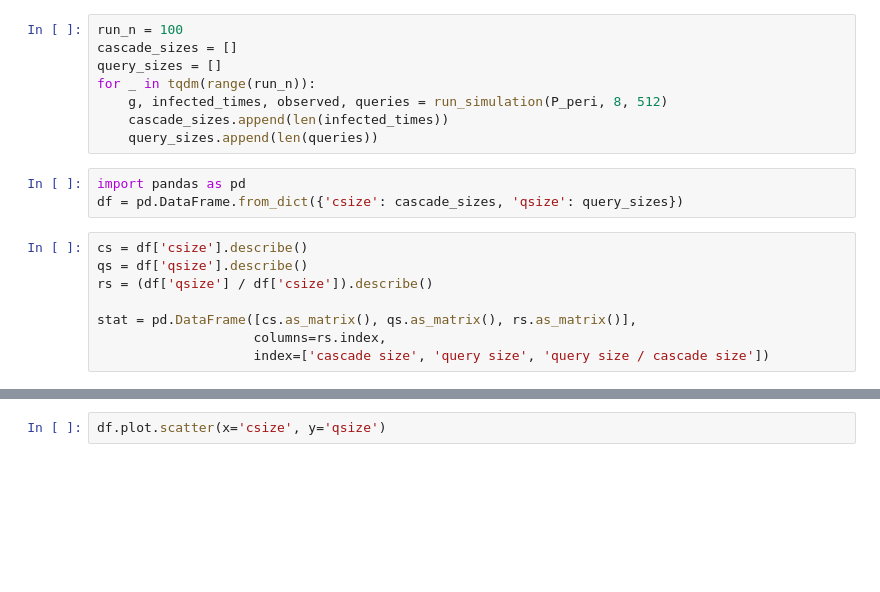
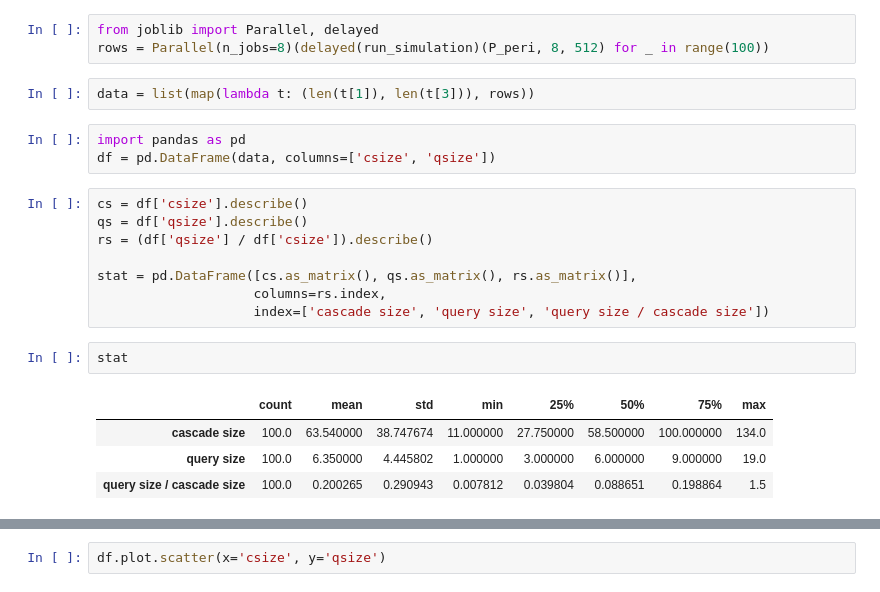
Before and after one commit to xiaohan2012/active-infection-source-finding, a Jupyter notebook: kronecker_network_plus_cascade.ipynb, the cells around one changed output, grey strips where cells are left out. Cells and saved outputs as stored; diff of their text form; blank space fills up the shorter version.

```diff
--- a/kronecker_network_plus_cascade.ipynb
+++ b/kronecker_network_plus_cascade.ipynb
@@ -239,14 +251,11 @@ plt.savefig('figs/knk_queries.pdf')
-# %%
-run_n = 100
-cascade_sizes = []
-query_sizes = []
-for _ in tqdm(range(run_n)):
-    g, infected_times, observed, queries = run_simulation(P_peri, 8, 512)
-    cascade_sizes.append(len(infected_times))
-    query_sizes.append(len(queries))
+# %%
+from joblib import Parallel, delayed
+rows = Parallel(n_jobs=8)(delayed(run_simulation)(P_peri, 8, 512) for _ in range(100))
+# %%
+data = list(map(lambda t: (len(t[1]), len(t[3])), rows))
 # %%
 import pandas as pd
-df = pd.DataFrame.from_dict({'csize': cascade_sizes, 'qsize': query_sizes})
+df = pd.DataFrame(data, columns=['csize', 'qsize'])
 # %%
 cs = df['csize'].describe()
 qs = df['qsize'].describe()
@@ -255,5 +264,12 @@ rs = (df['qsize'] / df['csize']).describe()
 stat = pd.DataFrame([cs.as_matrix(), qs.as_matrix(), rs.as_matrix()],
                     columns=rs.index,
                     index=['cascade size', 'query size', 'query size / cascade size'])
+# %%
+stat
+# %% [output]
+|  | count | mean | std | min | 25% | 50% | 75% | max |
+| cascade size | 100.0 | 63.540000 | 38.747674 | 11.000000 | 27.750000 | 58.500000 | 100.000000 | 134.0 |
+| query size | 100.0 | 6.350000 | 4.445802 | 1.000000 | 3.000000 | 6.000000 | 9.000000 | 19.0 |
+| query size / cascade size | 100.0 | 0.200265 | 0.290943 | 0.007812 | 0.039804 | 0.088651 | 0.198864 | 1.5 |
 # %%
 print(stat.to_latex())
```
Also changed, not shown: parts of 9 cells of this notebook, 4 other files.
